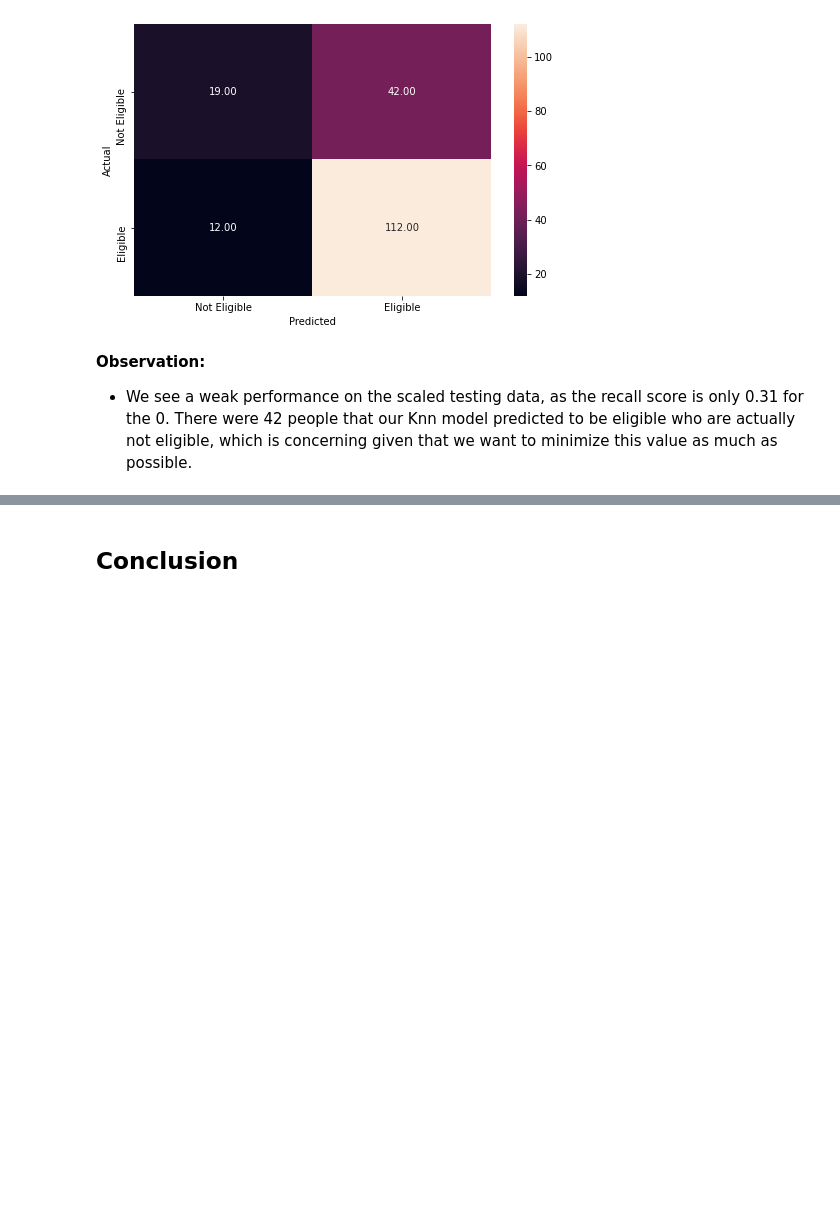
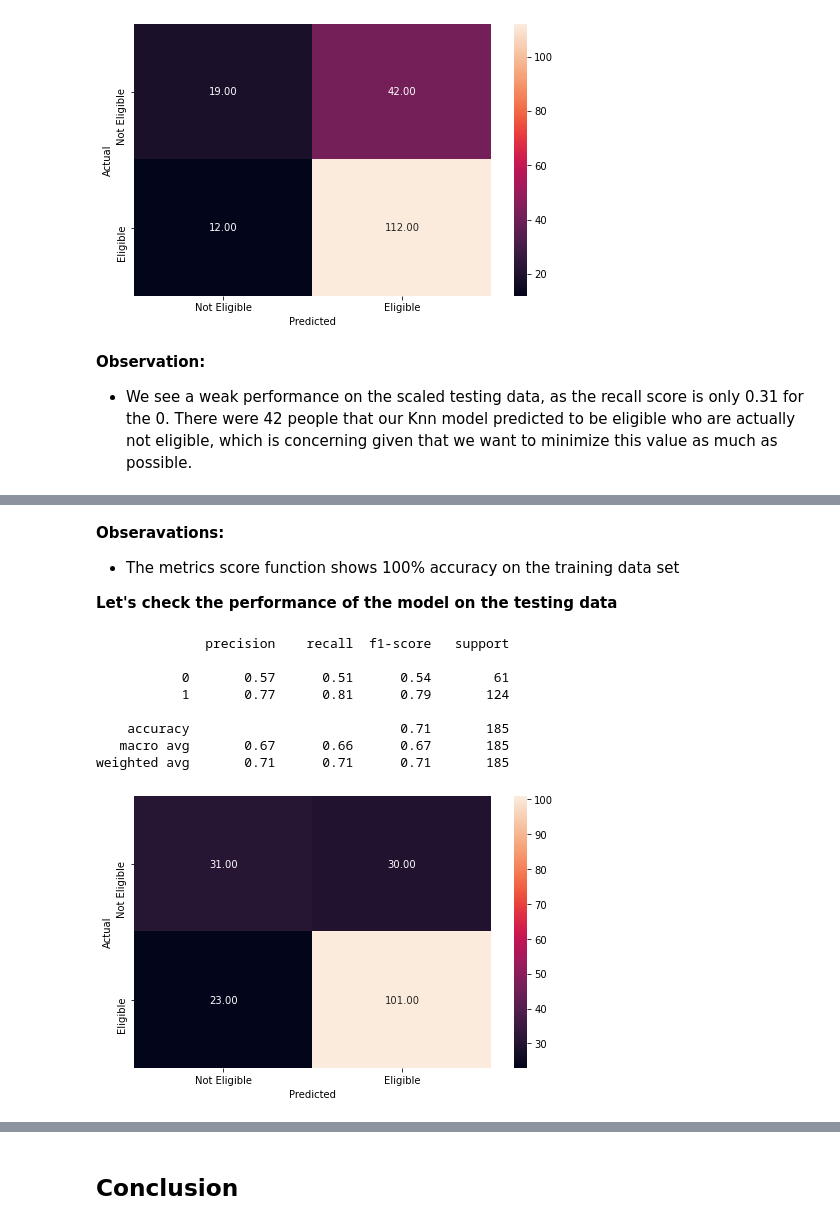
Before and after one commit to PatrickParsa/Loan-Eligibility-Prediction, a Jupyter notebook: Loan eligibility prediction kaggle.ipynb, the cells around one changed output, grey strips where cells are left out. Cells and saved outputs as stored; diff of their text form; code cells hidden in the pictures; blank space fills up the shorter version.

Commit message:
Added decision trees and random forest

```diff
--- a/Loan eligibility prediction kaggle.ipynb
+++ b/Loan eligibility prediction kaggle.ipynb
@@ -663,0 +681,5 @@ weighted avg       0.69      0.71      0.68       185
+# %%
+#Fitting the decision tree classifier on the training data
+d_tree =  DecisionTreeClassifier(random_state = 7)
+
+d_tree.fit(X_train,y_train)
@@ -663,0 +704,20 @@ weighted avg       0.69      0.71      0.68       185
+# %% [markdown]
+**Obseravations:**
+
+* The metrics score function shows 100% accuracy on the training data set
+
+**Let's check the performance of the model on the testing data**
+# %%
+#Checking performance on the testing data
+y_pred_test1 = d_tree.predict(X_test)
+metrics_score(y_test,y_pred_test1)
+# %% [output]
+              precision    recall  f1-score   support
+
+           0       0.57      0.51      0.54        61
+           1       0.77      0.81      0.79       124
+
+    accuracy                           0.71       185
+   macro avg       0.67      0.66      0.67       185
+weighted avg       0.71      0.71      0.71       185
+[figure, added]
```
Also changed, not shown: parts of 45 cells of this notebook.
